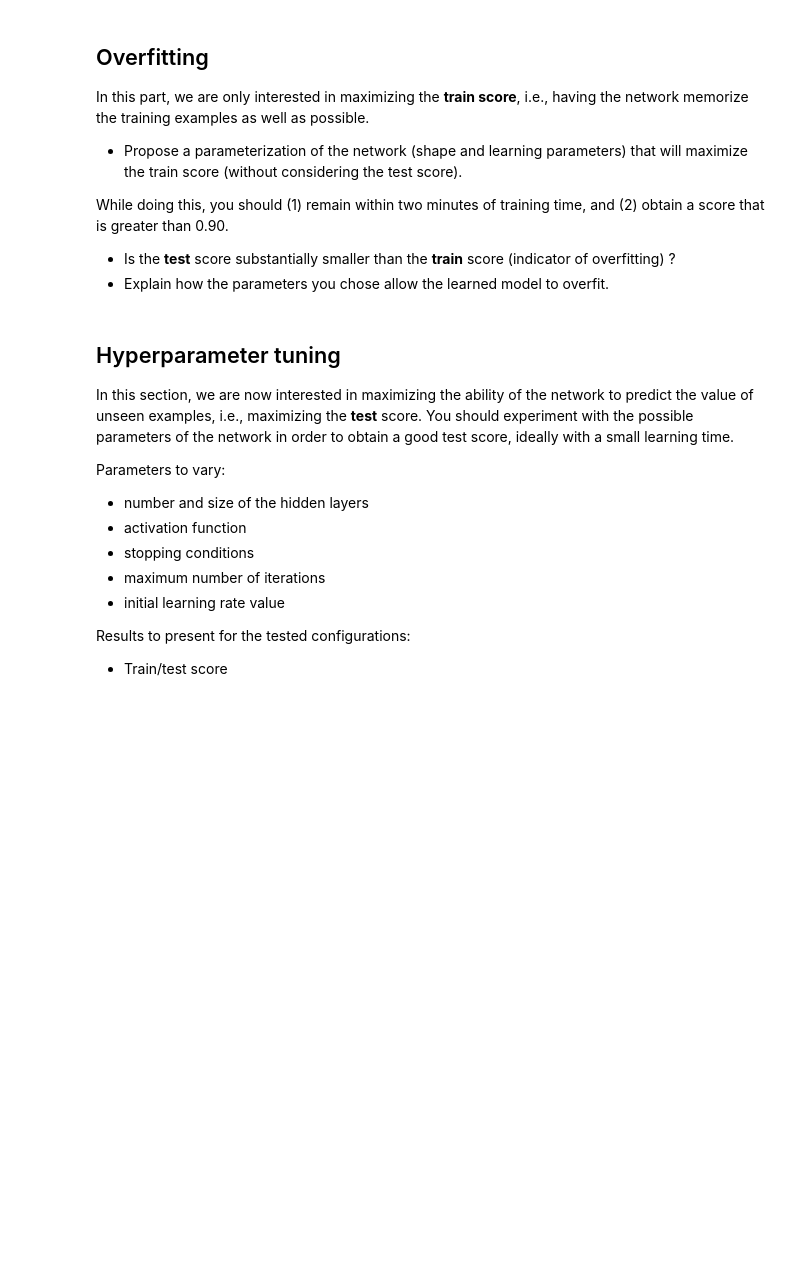
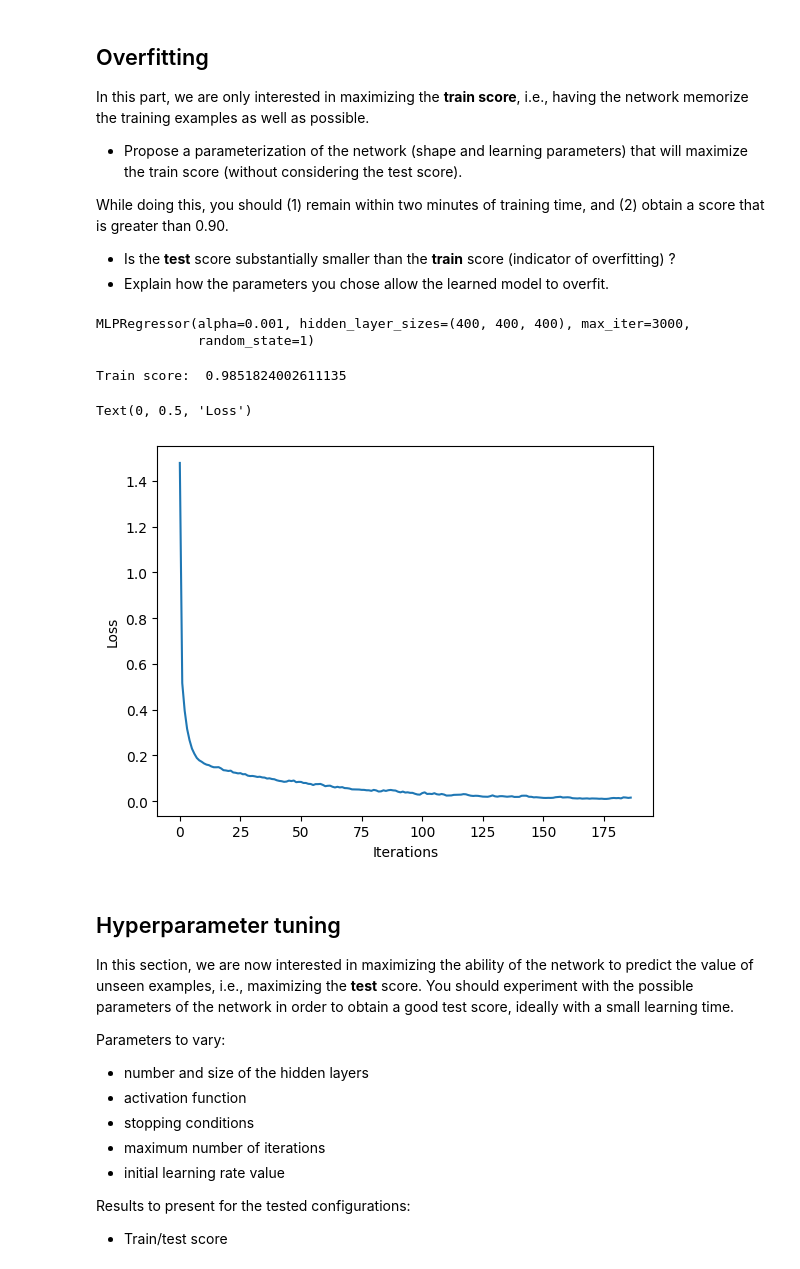
Before and after one commit to BryanBradfo/laas-machine-learning, a Jupyter notebook: 2-mlp.ipynb, the cells around one changed output. Drawn from its saved outputs; the diff is of its cells as text; code cells hidden in the pictures; blank space fills up the shorter version.

```diff
--- a/2-mlp.ipynb
+++ b/2-mlp.ipynb
@@ -91,3 +136,8 @@ Please use the conventional names `X_train`, `X_test`, `y_train` and `y_test`.
+# %%
+# Split dataset into training and test set (75% and 25%)
+
+from sklearn.model_selection import train_test_split
+X_train, X_test, y_train, y_test = train_test_split(X, y,random_state=1, test_size = 0.25)
 # %% [markdown]
 ### Scaling the input data
 
@@ -113,3 +161,11 @@ Centering and scaling happen independently on each feature by computing the rele
+# %%
+# TODO
+
+# Apply standard scaler to training dataset and test dataset
+from sklearn.preprocessing import StandardScaler
+sc = StandardScaler()
+X_train = sc.fit_transform(X_train)
+X_test = sc.fit_transform(X_test)
 # %% [markdown]
 ## Overfitting
 
@@ -126,3 +180,23 @@ While doing this, you should (1) remain within two minutes of training time, and
+# %%
+# Propose a parametrization of the network (shape and learning parameters) that maximize the train score (w/o considering test score)
+from sklearn.neural_network import MLPRegressor
+mlp = MLPRegressor(hidden_layer_sizes=(400,400,400), max_iter=3000, random_state=1, alpha=0.001, activation='relu', solver='adam', learning_rate='constant', learning_rate_init=0.001, tol=0.0001) # define the model, with default params
+mlp.fit(X_train, y_train) # train the MLP
+# %% [output]
+MLPRegressor(alpha=0.001, hidden_layer_sizes=(400, 400, 400), max_iter=3000,
+             random_state=1)
+# %%
+# Evaluate the model
+from matplotlib import pyplot as plt
+
+print('Train score: ', mlp.score(X_train, y_train))
+plt.plot(mlp.loss_curve_)
+plt.xlabel("Iterations")
+plt.ylabel("Loss")
+# %% [output]
+Train score:  0.9851824002611135
+Text(0, 0.5, 'Loss')
+[figure, added]
 # %% [markdown]
 ## Hyperparameter tuning
 
```
Also changed, not shown: parts of 18 cells of this notebook, 1 other file.
